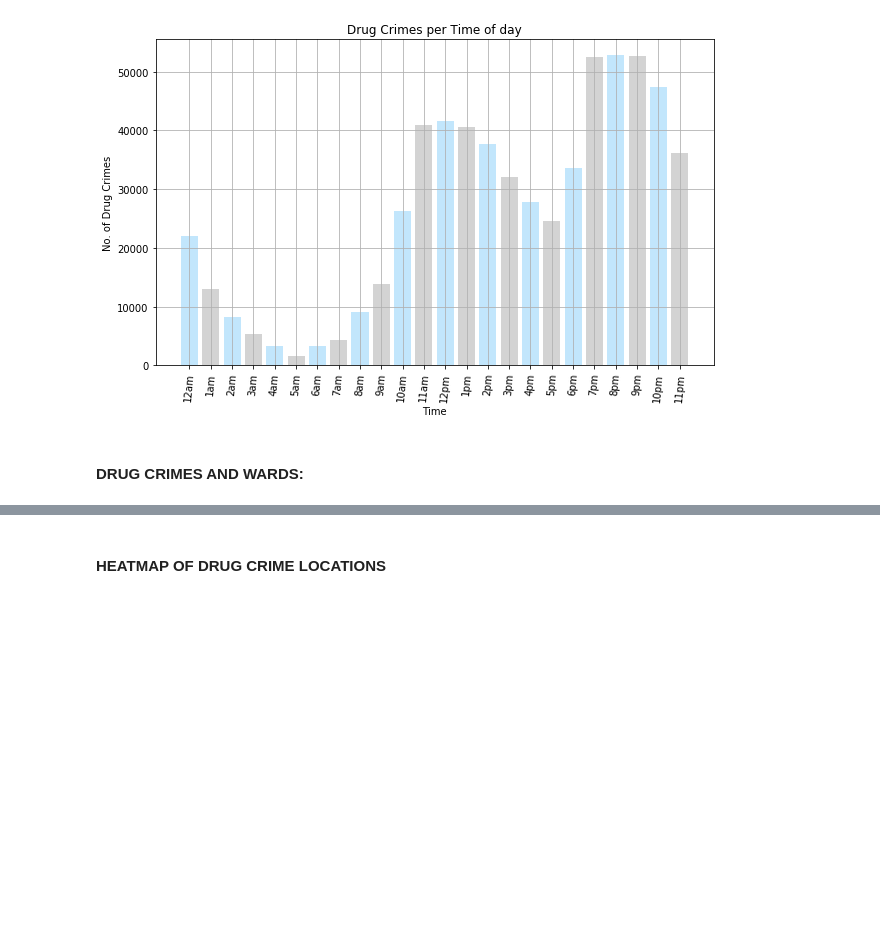
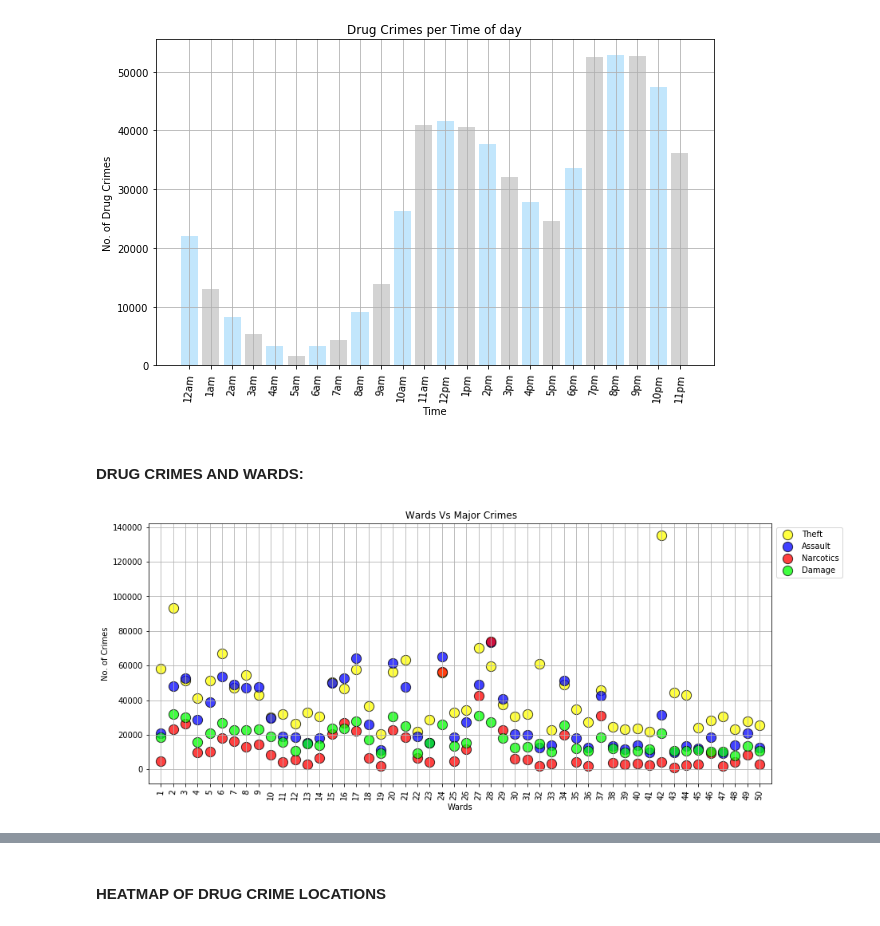
Before and after one commit to Jahmah/Chicago-Drug-Crimes-Story, a Jupyter notebook: ChicagoDrugCrimes.ipynb, the cells around one changed output, grey strips where cells are left out. Cells and saved outputs as stored; diff of their text form; code cells hidden in the pictures; blank space fills up the shorter version.

```diff
--- a/ChicagoDrugCrimes.ipynb
+++ b/ChicagoDrugCrimes.ipynb
@@ -573,5 +576,65 @@ plt.show()
 [figure]
 # %% [markdown]
 #### DRUG CRIMES AND WARDS:
+# %%
+# Filter the data so that only those listd are in a DataFrame
+theft_crime_wards = crimes_df.loc[crimes_df['Primary Type'] == "THEFT & ROBBERY", :]
+assault_crime_wards = crimes_df.loc[crimes_df['Primary Type'] == "ASSAULT", :]
+narco_crime_wards = crimes_df.loc[crimes_df['Primary Type'] == "NARCOTICS", :]
+damage_crime_wards = crimes_df.loc[crimes_df['Primary Type'] == "CRIMINAL DAMAGE", :]
+
+
+# Group each variable by Ward
+x_theft_axis = theft_crime_wards.groupby('Ward')['Primary Type'].count()
+x_assault_axis = assault_crime_wards.groupby('Ward')['Primary Type'].count()
+x_narco_axis = narco_crime_wards.groupby('Ward')['Primary Type'].count()
+x_damage_axis = damage_crime_wards.groupby('Ward')['Primary Type'].count()
+
+
+# Create a dataframe
+all_crimes_wards = pd.DataFrame({'Xtheft_axis': x_theft_axis.index, "Theft":x_theft_axis, 'Xassault_axis': x_assault_axis.index,
+                                 "Assault": x_assault_axis, 'XNarco-axis':x_narco_axis.index, "Narcos":x_narco_axis,
+                                 "Xdam-axis": x_damage_axis.index, "Damage": x_damage_axis  })
+
+
+
+
+# Set figure size
+plt.figure(figsize=(14,6))
+# Plot grid
+plt.grid(True)
+
+# Create scatter plots for each drug
+
+tef = plt.scatter(all_crimes_wards['Xtheft_axis'] , all_crimes_wards['Theft'], marker="o", facecolors="yellow", s= 150,
+            edgecolors="black",alpha=0.75)
+
+ass = plt.scatter(all_crimes_wards['Xassault_axis'] , all_crimes_wards['Assault'], marker="o", facecolors="blue", s= 150,
+            edgecolors="black",alpha=0.75)
+
+
+nar = plt.scatter(all_crimes_wards['XNarco-axis'] , all_crimes_wards['Narcos'], marker="o", facecolors="red", s= 150,
+            edgecolors="black",alpha=0.75)
+
+dam = plt.scatter(all_crimes_wards['Xdam-axis'] , all_crimes_wards['Damage'], marker="o", facecolors="lime", s= 150,
+            edgecolors="black",alpha=0.75)
+
+
+# Add other chart elements
+plt.xticks(np.arange(1,51,1), rotation=85)
+plt.xlim(0,51)
+plt.title(" Wards Vs Major Crimes")
+plt.xlabel("Wards")
+plt.ylabel("No. of Crimes")
+plt.legend((tef,ass,nar,dam),('Theft', 'Assault','Narcotics', 'Damage'), scatterpoints=1,
+           bbox_to_anchor = [1.12,1] , ncol=1, fontsize=10)
+
+
+# Save the output
+plt.savefig("Chicago_crimes_Images\\CrimeWards_chicago.png")
+
+plt.show()
+# %% [output]
+[figure, added]
 # %%
 # Filter the data so that only those listd are in a DataFrame
```
Also changed, not shown: parts of 3 cells of this notebook, 2 other files.
